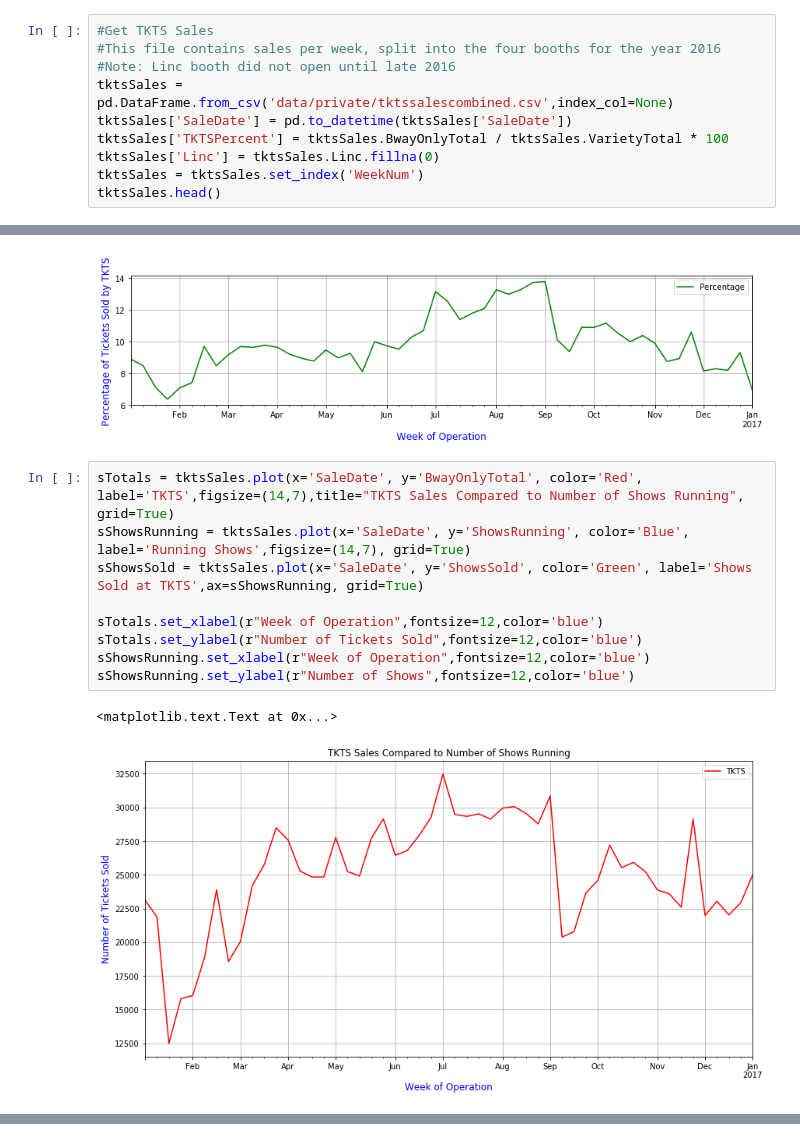
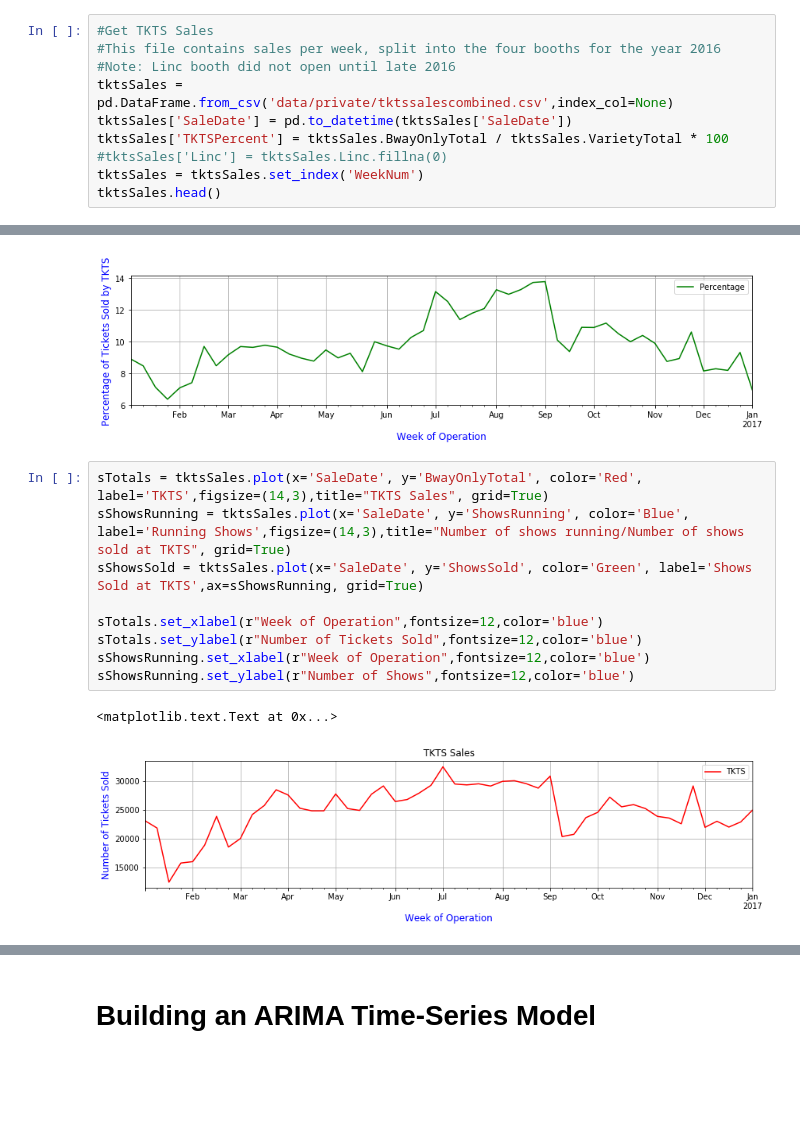
Before and after one commit to Jvcalin/Springboard-Data-Science-Intensive-Capstone-Project, a Jupyter notebook: TKTS_Sales_Data.ipynb, the cells around one changed output, grey strips where cells are left out. Drawn from its saved outputs; the diff is of its cells as text; blank space fills up the shorter version.

Commit message:
Completed TKTS_Sales_Data Notebook
Completed Notebook for Capstone Project.

```diff
--- a/TKTS_Sales_Data.ipynb
+++ b/TKTS_Sales_Data.ipynb
@@ -15,7 +20,7 @@ Populating the interactive namespace from numpy and matplotlib
 tktsSales = pd.DataFrame.from_csv('data/private/tktssalescombined.csv',index_col=None)
 tktsSales['SaleDate'] = pd.to_datetime(tktsSales['SaleDate'])
 tktsSales['TKTSPercent'] = tktsSales.BwayOnlyTotal / tktsSales.VarietyTotal * 100
-tktsSales['Linc'] = tktsSales.Linc.fillna(0)
+#tktsSales['Linc'] = tktsSales.Linc.fillna(0)
 tktsSales = tktsSales.set_index('WeekNum')
 tktsSales.head()
 # %% [output]
@@ -157,14 +176,14 @@ sTKTSPercent.set_ylabel(r"Percentage of Tickets Sold by TKTS",fontsize=12,color=
 [figure]
 [figure]
 # %%
-sTotals = tktsSales.plot(x='SaleDate', y='BwayOnlyTotal', color='Red', label='TKTS',figsize=(14,7),title="TKTS Sales Compared to Number of Shows Running", grid=True)
-sShowsRunning = tktsSales.plot(x='SaleDate', y='ShowsRunning', color='Blue', label='Running Shows',figsize=(14,7), grid=True)
+sTotals = tktsSales.plot(x='SaleDate', y='BwayOnlyTotal', color='Red', label='TKTS',figsize=(14,3),title="TKTS Sales", grid=True)
+sShowsRunning = tktsSales.plot(x='SaleDate', y='ShowsRunning', color='Blue', label='Running Shows',figsize=(14,3),title="Number of shows running/Number of shows sold at TKTS", grid=True)
 sShowsSold = tktsSales.plot(x='SaleDate', y='ShowsSold', color='Green', label='Shows Sold at TKTS',ax=sShowsRunning, grid=True)
 
 sTotals.set_xlabel(r"Week of Operation",fontsize=12,color='blue')
 sTotals.set_ylabel(r"Number of Tickets Sold",fontsize=12,color='blue')
 sShowsRunning.set_xlabel(r"Week of Operation",fontsize=12,color='blue')
 sShowsRunning.set_ylabel(r"Number of Shows",fontsize=12,color='blue')
 # %% [output]
 <matplotlib.text.Text at 0x...>
-[figure, old version]
+[figure, new version]
@@ -171,0 +191,2 @@ sShowsRunning.set_ylabel(r"Number of Shows",fontsize=12,color='blue')
+# %% [markdown]
+# Building an ARIMA Time-Series Model
```
Also changed, not shown: parts of 53 cells of this notebook.
